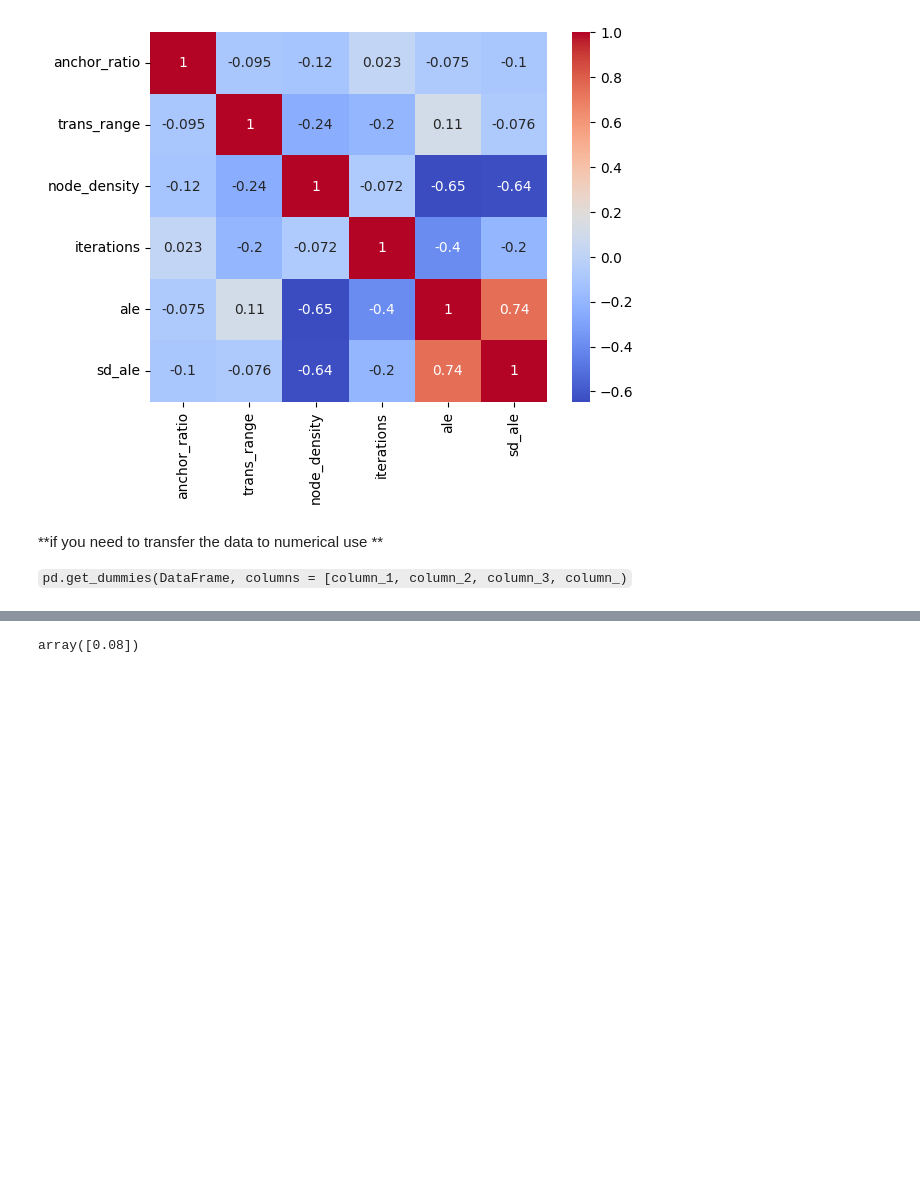
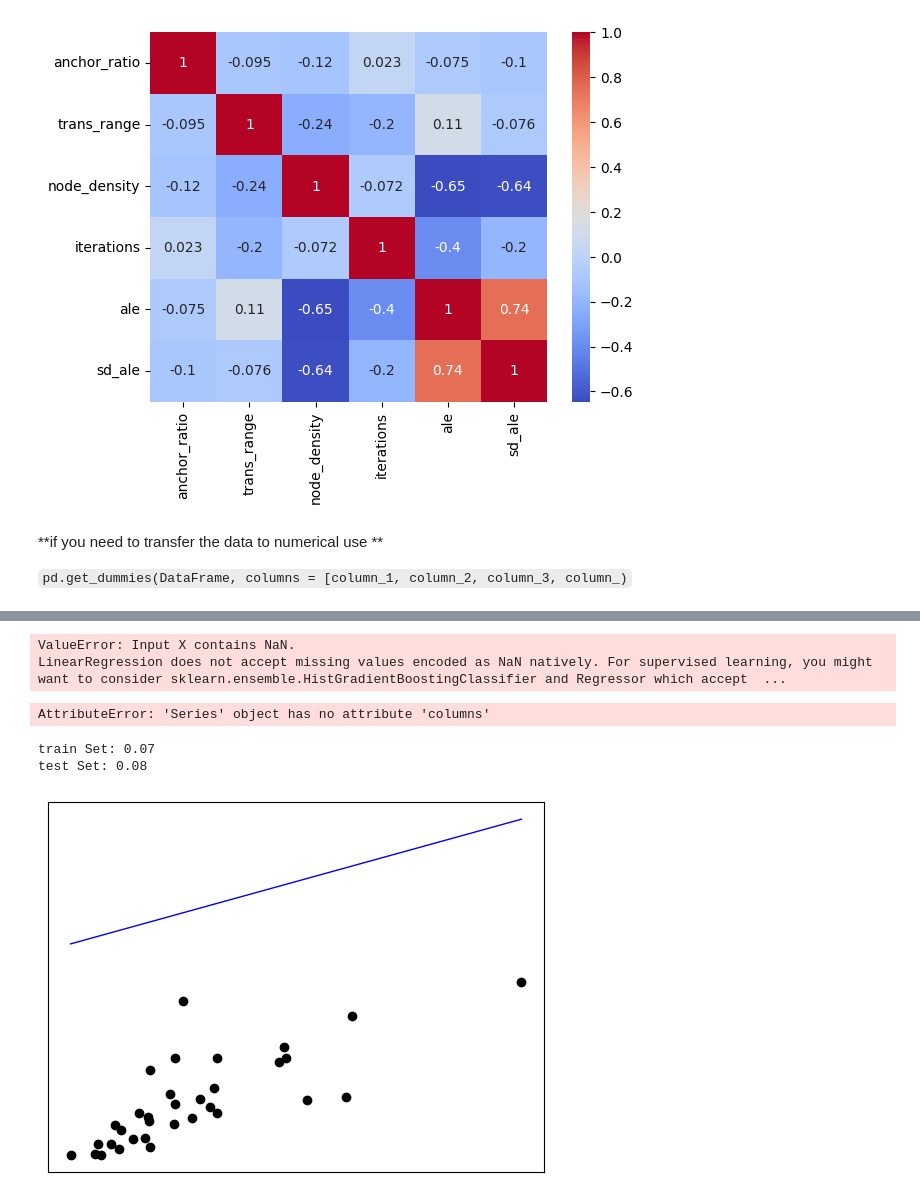
Before and after one commit to thecord/Machine-Learning, a Jupyter notebook: linear_regression.ipynb, the cells around one changed output, grey strips where cells are left out. Saved outputs shown, nothing was run; the diff lists cells and outputs as text; code cells hidden in the pictures; blank space fills up the shorter version.

Commit message:
changes to better data and model

```diff
--- a/linear_regression.ipynb
+++ b/linear_regression.ipynb
@@ -62,8 +67,60 @@ test Set: 0.06
+# %%
+# X_test.iterations
+# Y_test.shape
+X_line = np.linspace(X_test['ale'].min(), X_test['ale'].max(), 100)
+X_line_df = pd.DataFrame(columns=X_train.columns)
+X_line_df['ale'] = X_line
+Y_line = my_model.predict(X_line_df)
+
+plt.scatter(X_test['ale'], Y_test, color="black")
+plt.plot(X_line, Y_line, color="blue", linewidth=1)
+plt.xticks(())
+plt.yticks(())
+plt.show()
+# %% [output]
+ValueError: Input X contains NaN.
+LinearRegression does not accept missing values encoded as NaN natively. For supervised learning, you might want to consider sklearn.ensemble.HistGradientBoostingClassifier and Regressor which accept  ...
 # %%
 # predict new values
-new_values = pd.DataFrame(np.array([55,20,100,50,0.6548]).reshape(1,-1), columns=X.columns)
+new_values = pd.DataFrame(np.array([55]).reshape(1,-1), columns=X.columns)
 
 new_values = my_model.predict(new_values)
 new_values.round(2)
 # %% [output]
-array([0.08])
+AttributeError: 'Series' object has no attribute 'columns'
+# %%
+data = pd.read_csv('mcs_ds_edited_iter_shuffled.csv')
+
+X = data.iloc[:,0:-1]
+Y = data['sd_ale']
+X_train, X_test, Y_train, Y_test = train_test_split(X, Y, test_size=0.3, shuffle=True)
+
+# train a linear regression model
+my_model = linear_model.LinearRegression()
+my_model.fit(X_train, Y_train)
+
+mae_train = mean_absolute_error(Y_train, my_model.predict(X_train))
+print('train Set: %.2f'% mae_train)
+
+mae_test = mean_absolute_error(Y_test, my_model.predict(X_test))
+print('test Set: %.2f'% mae_test)
+
+# plot the results
+X_line = np.linspace(X_test['ale'].min(), X_test['ale'].max(), 100)
+X_line_df = pd.DataFrame(columns=X_train.columns)
+X_line_df['ale'] = X_line
+X_line_df['anchor_ratio'] = 1  # set some value for anchor_ratio
+X_line_df['trans_range'] = 1  # set some value for trans_range
+X_line_df['node_density'] = 1  # set some value for node_density
+X_line_df['iterations'] = 1  # set some value for iterations
+Y_line = my_model.predict(X_line_df)
+
+plt.scatter(X_test['ale'], Y_test, color="black")
+plt.plot(X_line, Y_line, color="blue", linewidth=1)
+plt.xticks(())
+plt.yticks(())
+plt.show()
+# %% [output]
+train Set: 0.07
+test Set: 0.08
+[figure, added]
```
Also changed, not shown: parts of 6 cells of this notebook, 2 other files.
